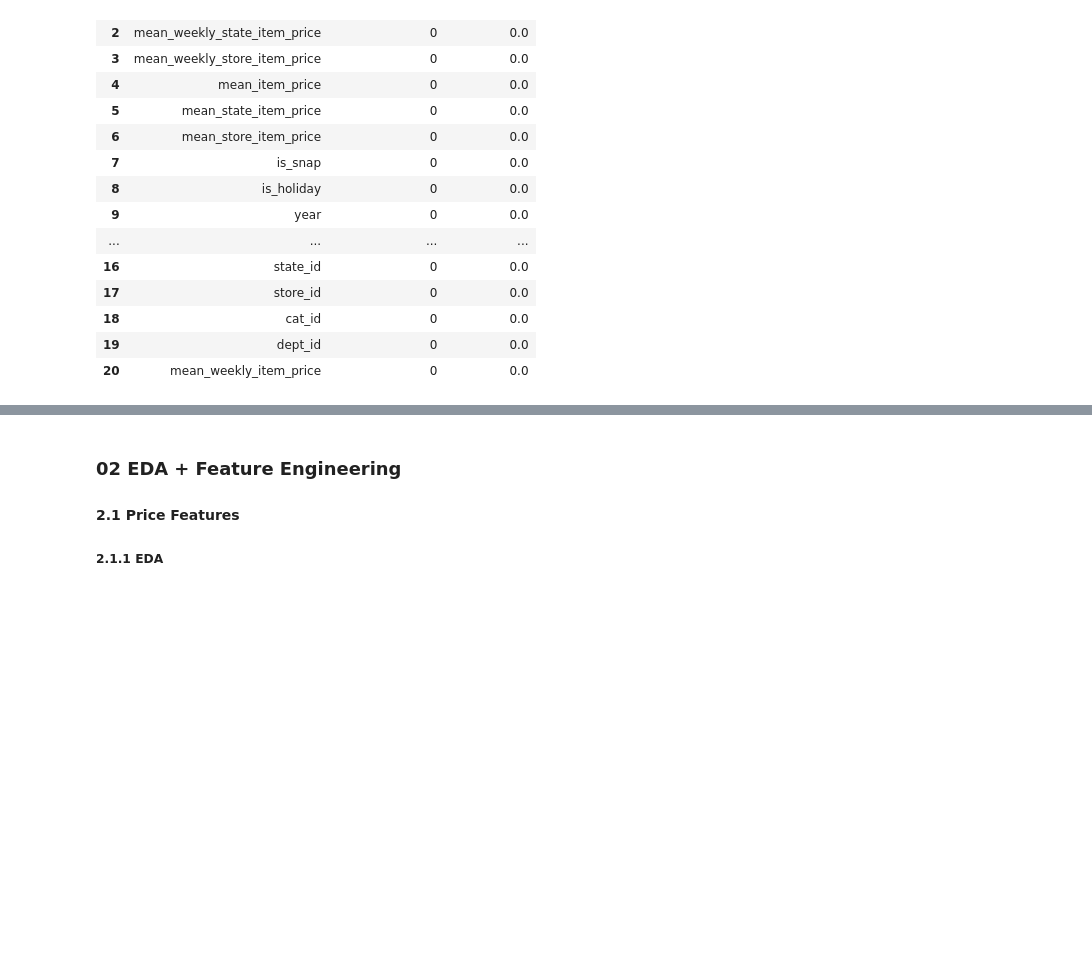
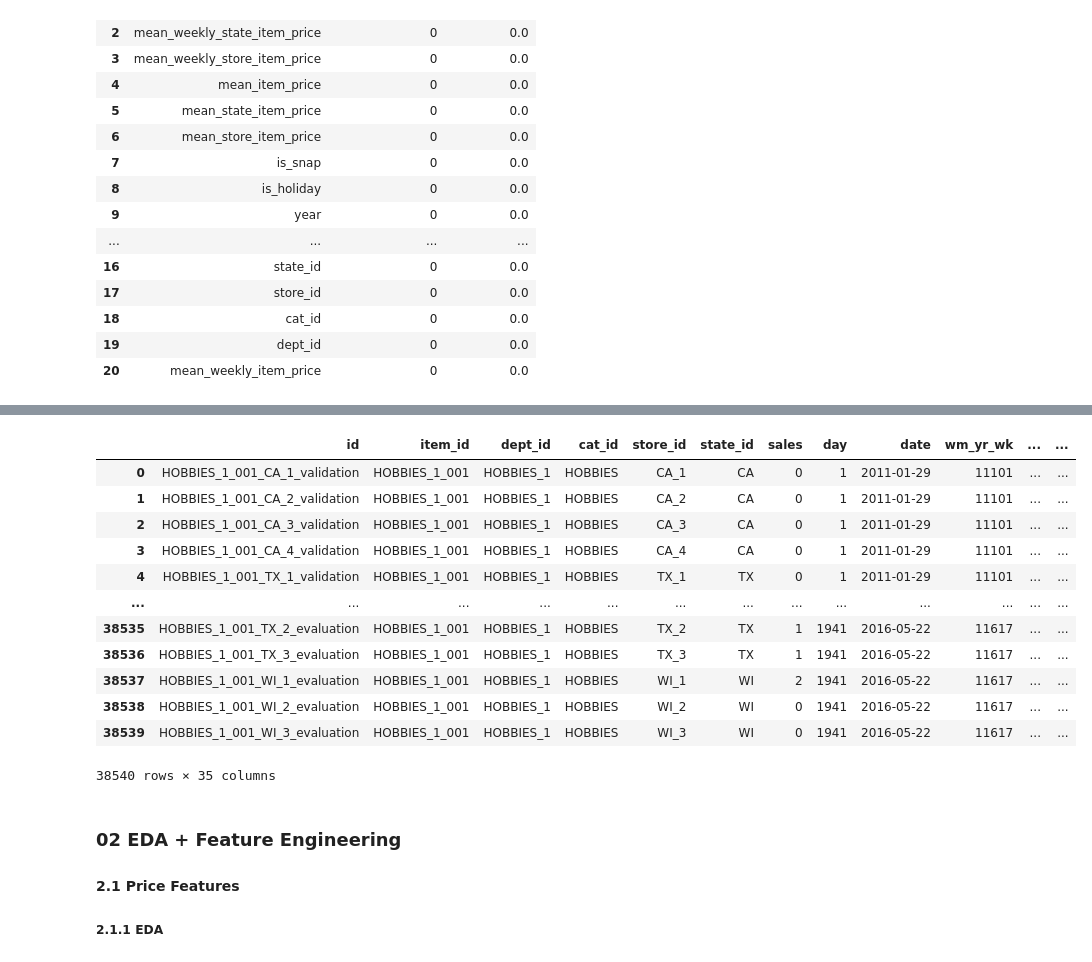
Before and after one commit to ionahu08/M5Forecasting_Accuracy, a Jupyter notebook: code/project_M5.ipynb, the cells around one changed output, grey strips where cells are left out. Saved outputs shown, nothing was run; the diff lists cells and outputs as text; code cells hidden in the pictures; blank space fills up the shorter version.

```diff
--- a/code/project_M5.ipynb
+++ b/code/project_M5.ipynb
@@ -527,3 +527,29 @@ check_missing_values(sales_train3)
 | 18 | cat_id | 0 | 0.0 |
 | 19 | dept_id | 0 | 0.0 |
 | 20 | mean_weekly_item_price | 0 | 0.0 |
+# %%
+# Lag Sale features
+def add_lag_features(df, lag_features_to_clip, idx_features,
+                     lag_feature, nlags=14, clip=False):
+    # Copy only the part of the DataFrame needed to create the lag features
+    df_temp = df[idx_features + [lag_feature]].copy()
+
+    # Create lag features
+    for i in range(1, nlags+1):
+        # Lag featrue name
+        lag_feature_name = lag_feature +'_lag' + str(i)
+        # Set df_temp column name
+        df_temp.columns = idx_features + [lag_feature_name]
+        # Add 1 to day feature in df_temp
+        df_temp['day'] += 1
+        # Merge df with df_temp based on idx_feature
+        df = df.merge(df_temp.drop_duplicates(),
+                      on=idx_features,
+                      how='left')
+        # Replace NaN with 0
+        df[lag_feature_name] = df[lag_feature_name].fillna(0)
+        # Add lag features to lag_features_to_clip to clip between 0 and 20
+        if clip:
+            lag_features_to_clip.append(lag_feature_name)
+
+    return df, lag_features_to_clip
@@ -530,3 +615,19 @@ check_missing_values(sales_train3)
+# %%
+sales_train4
+# %% [output]
+|  | id | item_id | dept_id | cat_id | store_id | state_id | sales | day | date | wm_yr_wk | ... | ... |
+| 0 | HOBBIES_1_001_CA_1_validation | HOBBIES_1_001 | HOBBIES_1 | HOBBIES | CA_1 | CA | 0 | 1 | 2011-01-29 | 11101 | ... | ... |
+| 1 | HOBBIES_1_001_CA_2_validation | HOBBIES_1_001 | HOBBIES_1 | HOBBIES | CA_2 | CA | 0 | 1 | 2011-01-29 | 11101 | ... | ... |
+| 2 | HOBBIES_1_001_CA_3_validation | HOBBIES_1_001 | HOBBIES_1 | HOBBIES | CA_3 | CA | 0 | 1 | 2011-01-29 | 11101 | ... | ... |
+| 3 | HOBBIES_1_001_CA_4_validation | HOBBIES_1_001 | HOBBIES_1 | HOBBIES | CA_4 | CA | 0 | 1 | 2011-01-29 | 11101 | ... | ... |
+| 4 | HOBBIES_1_001_TX_1_validation | HOBBIES_1_001 | HOBBIES_1 | HOBBIES | TX_1 | TX | 0 | 1 | 2011-01-29 | 11101 | ... | ... |
+| ... | ... | ... | ... | ... | ... | ... | ... | ... | ... | ... | ... | ... |
+| 38535 | HOBBIES_1_001_TX_2_evaluation | HOBBIES_1_001 | HOBBIES_1 | HOBBIES | TX_2 | TX | 1 | 1941 | 2016-05-22 | 11617 | ... | ... |
+| 38536 | HOBBIES_1_001_TX_3_evaluation | HOBBIES_1_001 | HOBBIES_1 | HOBBIES | TX_3 | TX | 1 | 1941 | 2016-05-22 | 11617 | ... | ... |
+| 38537 | HOBBIES_1_001_WI_1_evaluation | HOBBIES_1_001 | HOBBIES_1 | HOBBIES | WI_1 | WI | 2 | 1941 | 2016-05-22 | 11617 | ... | ... |
+| 38538 | HOBBIES_1_001_WI_2_evaluation | HOBBIES_1_001 | HOBBIES_1 | HOBBIES | WI_2 | WI | 0 | 1941 | 2016-05-22 | 11617 | ... | ... |
+| 38539 | HOBBIES_1_001_WI_3_evaluation | HOBBIES_1_001 | HOBBIES_1 | HOBBIES | WI_3 | WI | 0 | 1941 | 2016-05-22 | 11617 | ... | ... |
+38540 rows × 35 columns
 # %% [markdown]
 ### 02 EDA + Feature Engineering
 #### 2.1 Price Features
```
Also changed, not shown: parts of 3 cells of this notebook.
